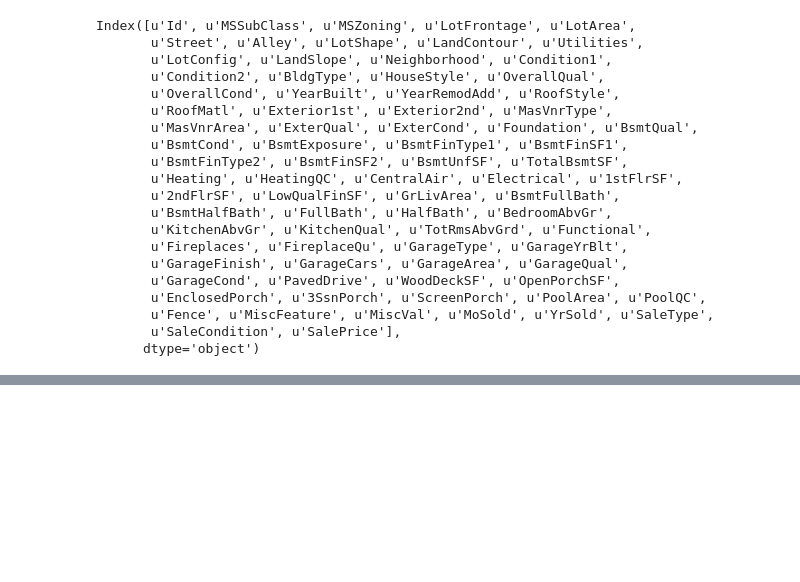
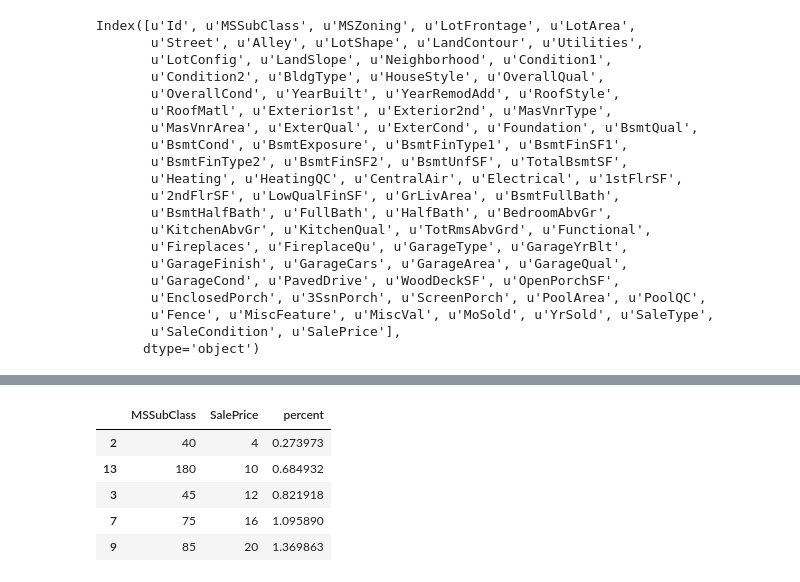
Before and after one commit to asarchami/kaggle_housing_prices, a Jupyter notebook: ali-working.ipynb, the cells around one changed output, grey strips where cells are left out. Drawn from its saved outputs; the diff is of its cells as text; code cells hidden in the pictures; blank space fills up the shorter version.

```diff
--- a/ali-working.ipynb
+++ b/ali-working.ipynb
@@ -39,0 +143,9 @@ Index([u'Id', u'MSSubClass', u'MSZoning', u'LotFrontage', u'LotArea',
+# %%
+df[df['percent'] < 2.0]
+# %% [output]
+|  | MSSubClass | SalePrice | percent |
+| 2 | 40 | 4 | 0.273973 |
+| 13 | 180 | 10 | 0.684932 |
+| 3 | 45 | 12 | 0.821918 |
+| 7 | 75 | 16 | 1.095890 |
+| 9 | 85 | 20 | 1.369863 |
```
Also changed, not shown: parts of 61 cells of this notebook.
